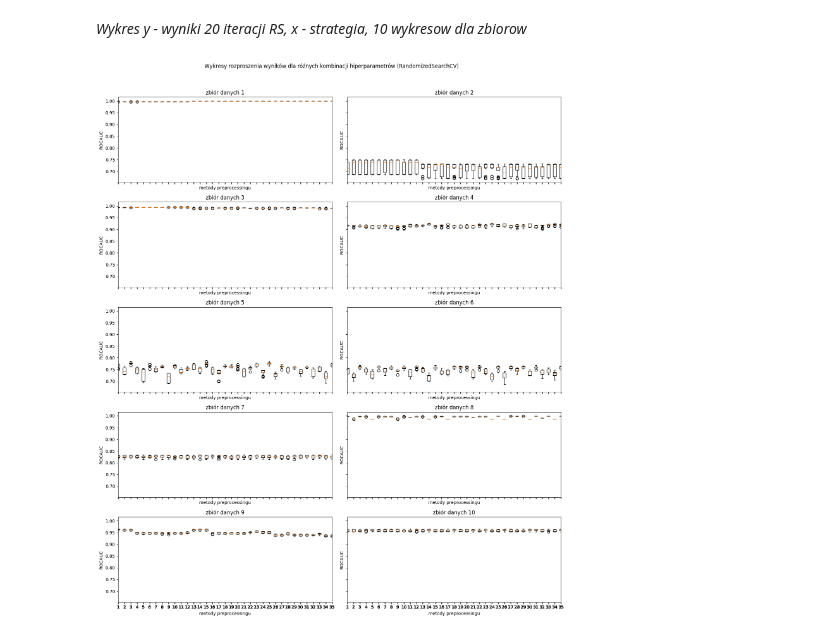
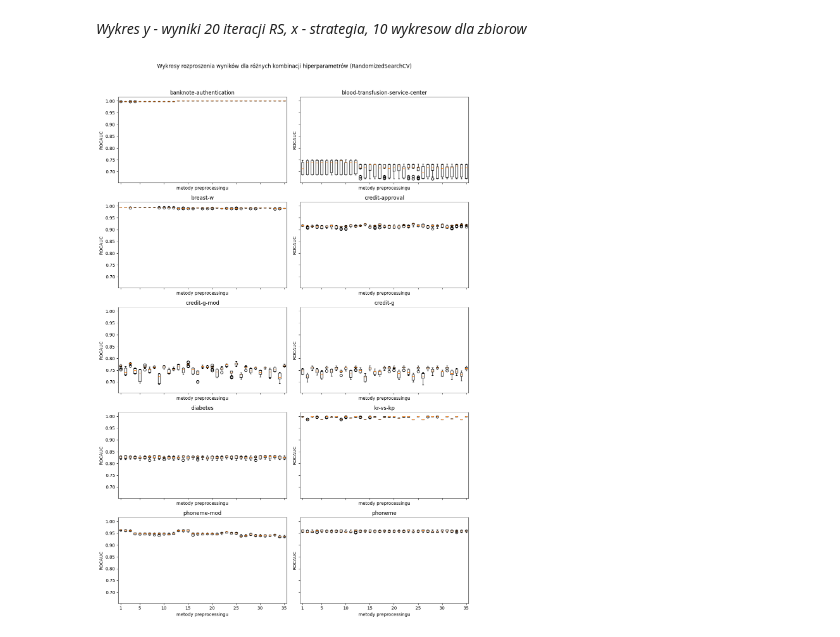
Before and after one commit to IgorLechoszest/-LIC-Igor-Lechoszest, a Jupyter notebook: LIC-kody.ipynb, the cells around one changed output. Saved outputs shown, nothing was run; the diff lists cells and outputs as text; code cells hidden in the pictures.

```diff
--- a/LIC-kody.ipynb
+++ b/LIC-kody.ipynb
@@ -326,12 +328,13 @@ plt.show()
 *Wykresy ROCAUC dla każdego zbioru danych, x = metoda, y = ROCAUC, wykres = zbiór danych*
 # %%
 #RandomizedSearchCV
-fig, axes = plt.subplots(2, 5, figsize=(15, 6), sharex=True, sharey=True)
-fig.suptitle("Wykresy porównawcze wyników ROCAUC w zależności od metody preprocessingu dla każdego zbioru danych (RandomizedSearchCV)")
+fig, axes = plt.subplots(5, 2, figsize=(8, 15), sharex=True, sharey=True)
+fig.suptitle("Wykresy porównawcze wyników ROCAUC w zależności od metody \n preprocessingu dla każdego zbioru danych (RandomizedSearchCV)")
 
 for i, ax in enumerate(axes.flat):
     ax.plot(range(1, 36), mean_results.T[i+1], marker='o', linestyle='-')
-    ax.set_title(f'zbiór danych {i+1}')
+    #ax.set_title(f'zbiór danych {i+1}')
+    ax.set_title(names[i])
     ax.set_xlabel("metody preprocessingu")
     ax.set_ylabel("ROCAUC")
     ax.set_xlim(1, 35)
@@ -344,11 +347,11 @@ plt.show()
 # %%
 #default
-fig, axes = plt.subplots(2, 5, figsize=(15, 6), sharex=True, sharey=True)
-fig.suptitle("Wykresy porównawcze wyników ROCAUC w zależności od metody preprocessingu dla każdego zbioru danych (domyślne parametry)")
+fig, axes = plt.subplots(5, 2, figsize=(8, 15), sharex=True, sharey=True)
+fig.suptitle("Wykresy porównawcze wyników ROCAUC w zależności od metody \n preprocessingu dla każdego zbioru danych (domyślne parametry)")
 
 for i, ax in enumerate(axes.flat):
     ax.plot(range(1, 36), wynikitestmodel.T[i+1], marker='o', linestyle='-')
-    ax.set_title(f'zbiór danych {i+1}')
+    ax.set_title(names[i])
     ax.set_xlabel("metody preprocessingu")
     ax.set_ylabel("ROCAUC")
     ax.set_xlim(1, 35)
@@ -407,25 +388,26 @@ plt.show()
 # %% [markdown]
 *Wykres y - wyniki 20 iteracji RS, x - strategia, 10 wykresow dla zbiorow*
 # %%
-fig, axes = plt.subplots(5, 2, figsize=(15, 18), sharex=True, sharey=True)
+fig, axes = plt.subplots(5, 2, figsize=(12, 18), sharex=True, sharey=True)
 fig.suptitle("Wykresy rozproszenia wyników dla różnych kombinacji hiperparametrów (RandomizedSearchCV)")
 
 
 for i, ax in enumerate(axes.flat):
     l = []
     for j in range(35):
         l.append(np.array(wynikiRS["mean_test_score"][i*700+j*20 : i*700+j*20+20]))
 
     ax.boxplot(l)
-    ax.set_title(f'zbiór danych {i+1}')
+    ax.set_title(names[i])
     ax.set_xlabel("metody preprocessingu")
     ax.set_ylabel("ROCAUC")
-    ax.set_xlim(1, 35)
+    #ax.set_xticks([1, 5, 10, 15, 20, 25, 30, 35])
 
+plt.xticks(ticks=[1, 5, 10, 15, 20, 25, 30, 35], labels=[1, 5, 10, 15, 20, 25, 30, 35])
 plt.tight_layout(rect=[0, 0, 1, 0.96])
 plt.show()
 # %% [output]
-[figure, old version]
+[figure, new version]
 # %%
 #agregacja najlepszych wyników randomsearch
 bestRS = [[] for _ in range(1,11)]
```
Also changed, not shown: parts of 7 cells of this notebook, 6 other files.
